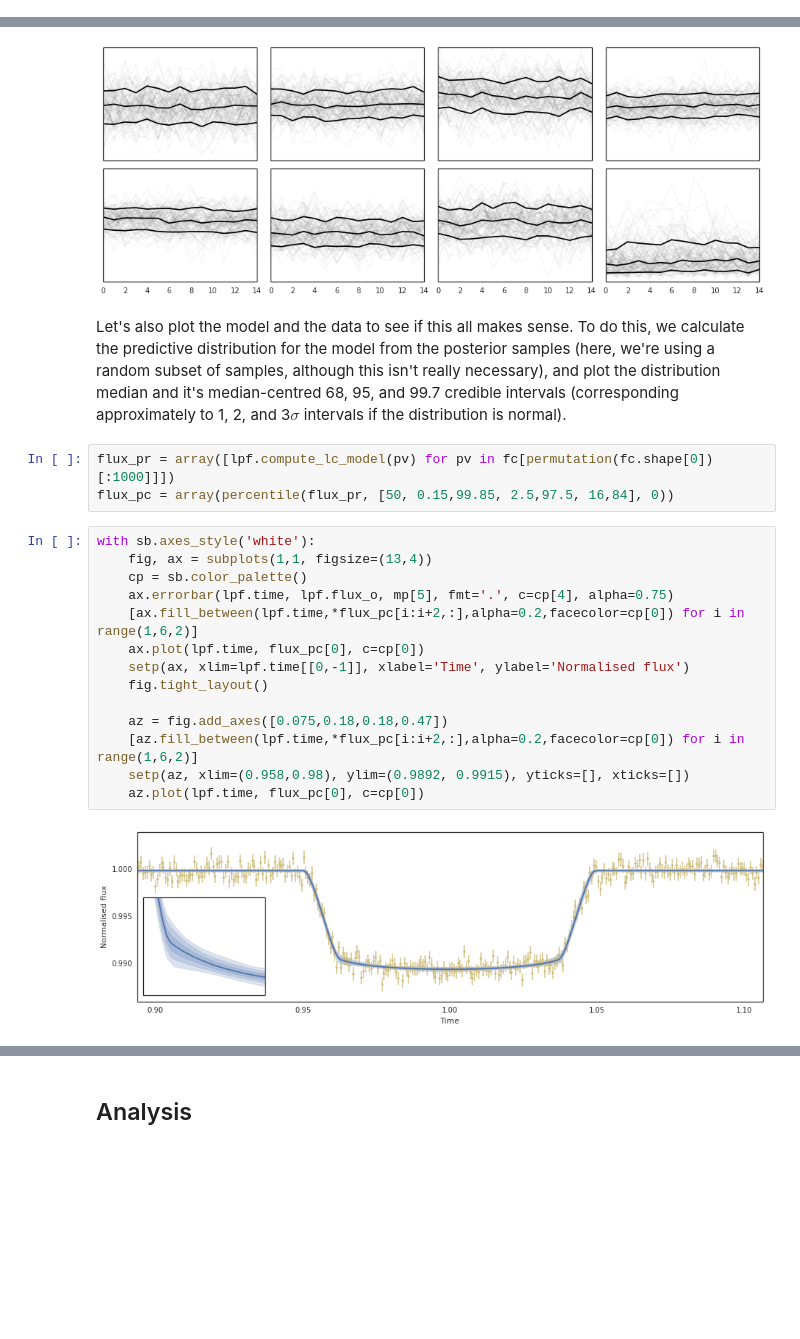
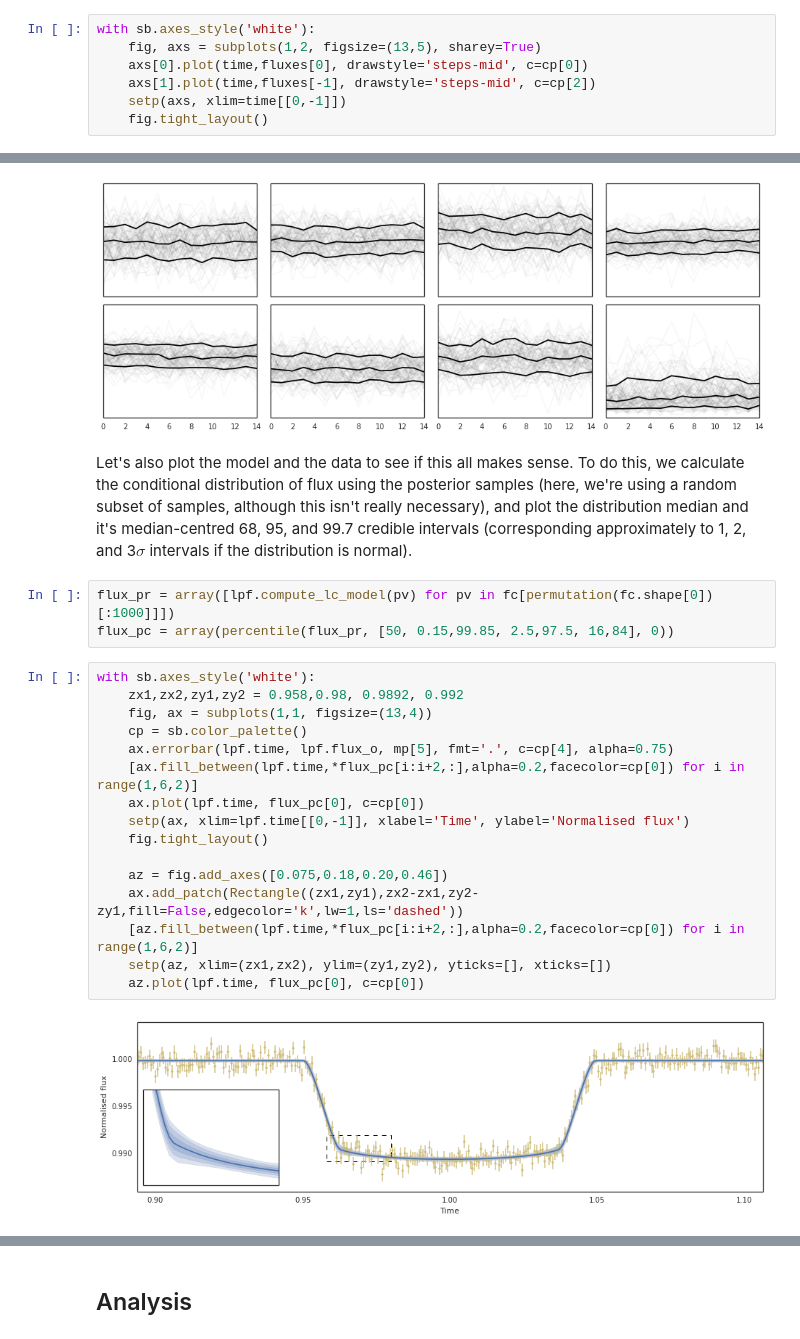
Before and after one commit to hpparvi/exo_tutorials, a Jupyter notebook: 01_Monochromatic_parameter_estimation.ipynb, the cells around one changed output, grey strips where cells are left out. Saved outputs shown, nothing was run; the diff lists cells and outputs as text; blank space fills up the shorter version.

Commit message:
Small revisions, improved plots.

```diff
--- a/01_Monochromatic_parameter_estimation.ipynb
+++ b/01_Monochromatic_parameter_estimation.ipynb
@@ -181,3 +183,10 @@ fluxes = [data[k] for k in flux_keys]
 print 'Filter names: ' + ', '.join(filter_names)
 # %% [output]
 Filter names: u, g, r, i, z, J2, H2, Ks
+# %%
+with sb.axes_style('white'):
+    fig, axs = subplots(1,2, figsize=(13,5), sharey=True)
+    axs[0].plot(time,fluxes[0], drawstyle='steps-mid', c=cp[0])
+    axs[1].plot(time,fluxes[-1], drawstyle='steps-mid', c=cp[2])
+    setp(axs, xlim=time[[0,-1]])
+    fig.tight_layout()
@@ -237,24 +248,26 @@ with sb.axes_style('white'):
 # %% [output]
 [figure]
 # %% [markdown]
-Let's also plot the model and the data to see if this all makes sense. To do this, we calculate the predictive distribution for the model from the posterior samples (here, we're using a random subset of samples, although this isn't really necessary), and plot the distribution median and it's median-centred 68, 95, and 99.7 credible intervals (corresponding approximately to 1, 2, and 3$\sigma$ intervals if the distribution is normal).
+Let's also plot the model and the data to see if this all makes sense. To do this, we calculate the conditional distribution of flux using the posterior samples (here, we're using a random subset of samples, although this isn't really necessary), and plot the distribution median and it's median-centred 68, 95, and 99.7 credible intervals (corresponding approximately to 1, 2, and 3$\sigma$ intervals if the distribution is normal).
 # %%
 flux_pr = array([lpf.compute_lc_model(pv) for pv in fc[permutation(fc.shape[0])[:1000]]])
 flux_pc = array(percentile(flux_pr, [50, 0.15,99.85, 2.5,97.5, 16,84], 0))
 # %%
 with sb.axes_style('white'):
+    zx1,zx2,zy1,zy2 = 0.958,0.98, 0.9892, 0.992
     fig, ax = subplots(1,1, figsize=(13,4))
     cp = sb.color_palette()
     ax.errorbar(lpf.time, lpf.flux_o, mp[5], fmt='.', c=cp[4], alpha=0.75)
     [ax.fill_between(lpf.time,*flux_pc[i:i+2,:],alpha=0.2,facecolor=cp[0]) for i in range(1,6,2)]
     ax.plot(lpf.time, flux_pc[0], c=cp[0])
     setp(ax, xlim=lpf.time[[0,-1]], xlabel='Time', ylabel='Normalised flux')
     fig.tight_layout()
 
-    az = fig.add_axes([0.075,0.18,0.18,0.47])
+    az = fig.add_axes([0.075,0.18,0.20,0.46])
+    ax.add_patch(Rectangle((zx1,zy1),zx2-zx1,zy2-zy1,fill=False,edgecolor='k',lw=1,ls='dashed'))
     [az.fill_between(lpf.time,*flux_pc[i:i+2,:],alpha=0.2,facecolor=cp[0]) for i in range(1,6,2)]
-    setp(az, xlim=(0.958,0.98), ylim=(0.9892, 0.9915), yticks=[], xticks=[])
+    setp(az, xlim=(zx1,zx2), ylim=(zy1,zy2), yticks=[], xticks=[])
     az.plot(lpf.time, flux_pc[0], c=cp[0])
 # %% [output]
-[figure, old version]
+[figure, new version]
 # %% [markdown]
```
Also changed, not shown: parts of 7 cells of this notebook.
